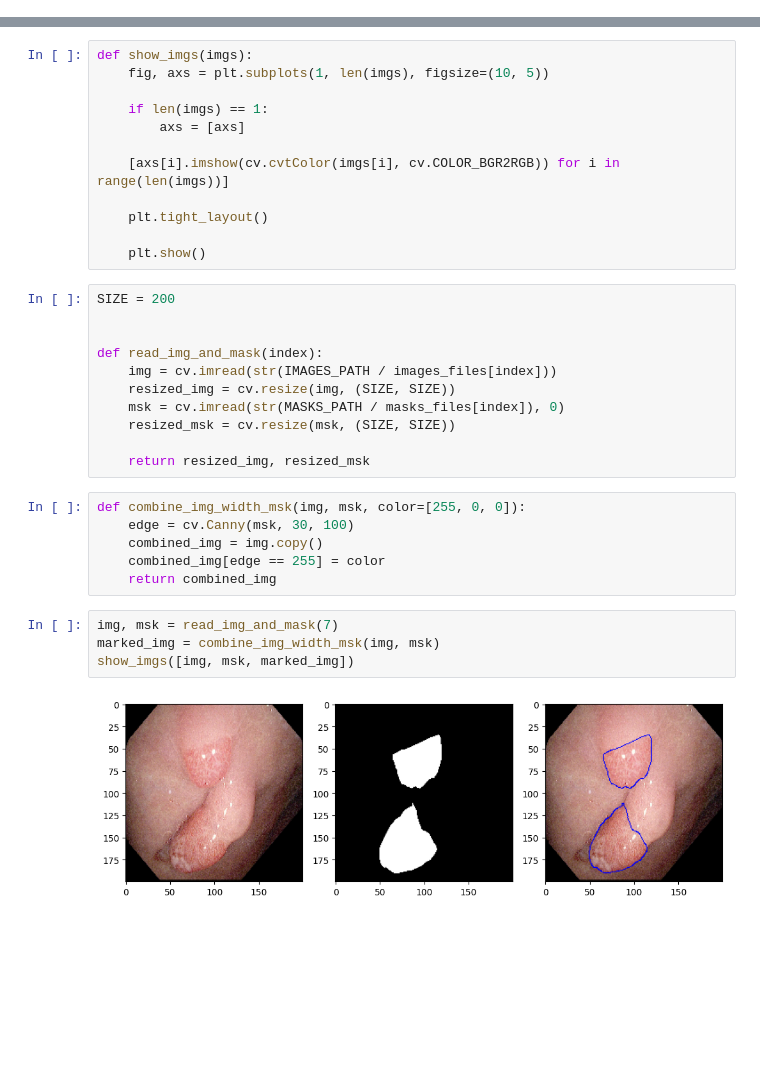
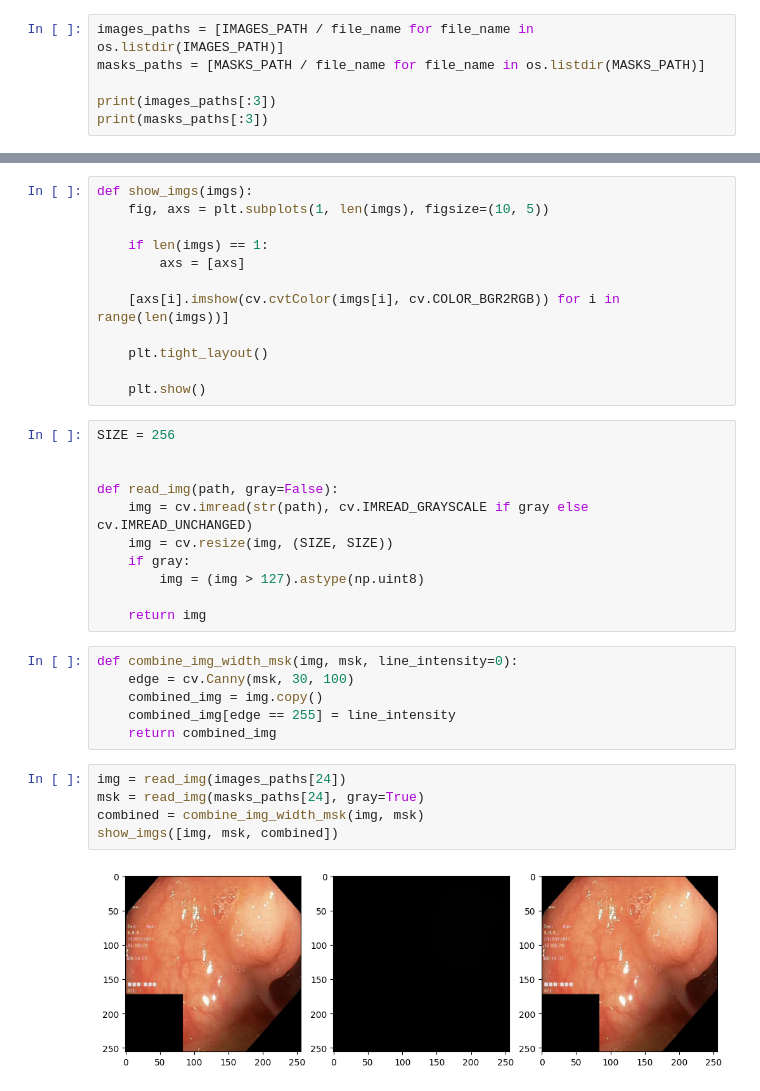
Before and after one commit to mitinull/polyp-segmentation-AI-Project-, a Jupyter notebook: main.ipynb, the cells around one changed output, grey strips where cells are left out. Cells and saved outputs as stored; diff of their text form; blank space fills up the shorter version.

```diff
--- a/main.ipynb
+++ b/main.ipynb
@@ -14,0 +12,6 @@ masks_files = os.listdir(MASKS_PATH)
+# %%
+images_paths = [IMAGES_PATH / file_name for file_name in os.listdir(IMAGES_PATH)]
+masks_paths = [MASKS_PATH / file_name for file_name in os.listdir(MASKS_PATH)]
+
+print(images_paths[:3])
+print(masks_paths[:3])
@@ -24,27 +30,28 @@ def show_imgs(imgs):
     plt.tight_layout()
 
     plt.show()
-# %%
-SIZE = 200
-
-
-def read_img_and_mask(index):
-    img = cv.imread(str(IMAGES_PATH / images_files[index]))
-    resized_img = cv.resize(img, (SIZE, SIZE))
-    msk = cv.imread(str(MASKS_PATH / masks_files[index]), 0)
-    resized_msk = cv.resize(msk, (SIZE, SIZE))
-
-    return resized_img, resized_msk
+# %%
+SIZE = 256
+
+
+def read_img(path, gray=False):
+    img = cv.imread(str(path), cv.IMREAD_GRAYSCALE if gray else cv.IMREAD_UNCHANGED)
+    img = cv.resize(img, (SIZE, SIZE))
+    if gray:
+        img = (img > 127).astype(np.uint8)
+
+    return img
 # %%
-def combine_img_width_msk(img, msk, color=[255, 0, 0]):
+def combine_img_width_msk(img, msk, line_intensity=0):
     edge = cv.Canny(msk, 30, 100)
     combined_img = img.copy()
-    combined_img[edge == 255] = color
+    combined_img[edge == 255] = line_intensity
     return combined_img
 # %%
-img, msk = read_img_and_mask(7)
-marked_img = combine_img_width_msk(img, msk)
-show_imgs([img, msk, marked_img])
+img = read_img(images_paths[24])
+msk = read_img(masks_paths[24], gray=True)
+combined = combine_img_width_msk(img, msk)
+show_imgs([img, msk, combined])
 # %% [output]
-[figure, old version]
+[figure, new version]
 # %%
```
Also changed, not shown: parts of 13 cells of this notebook, 1 other file.
